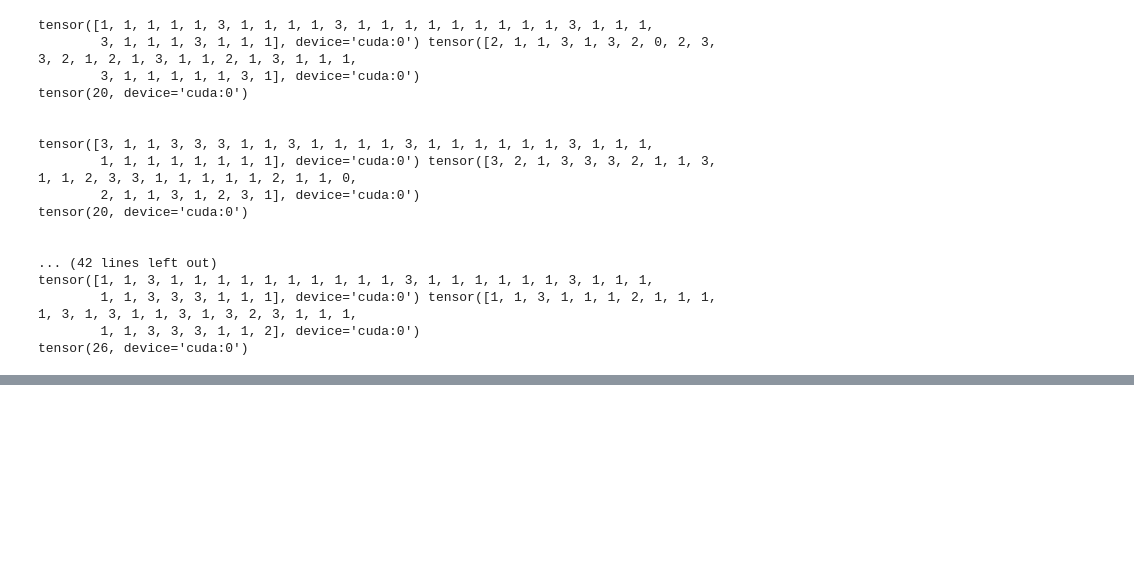
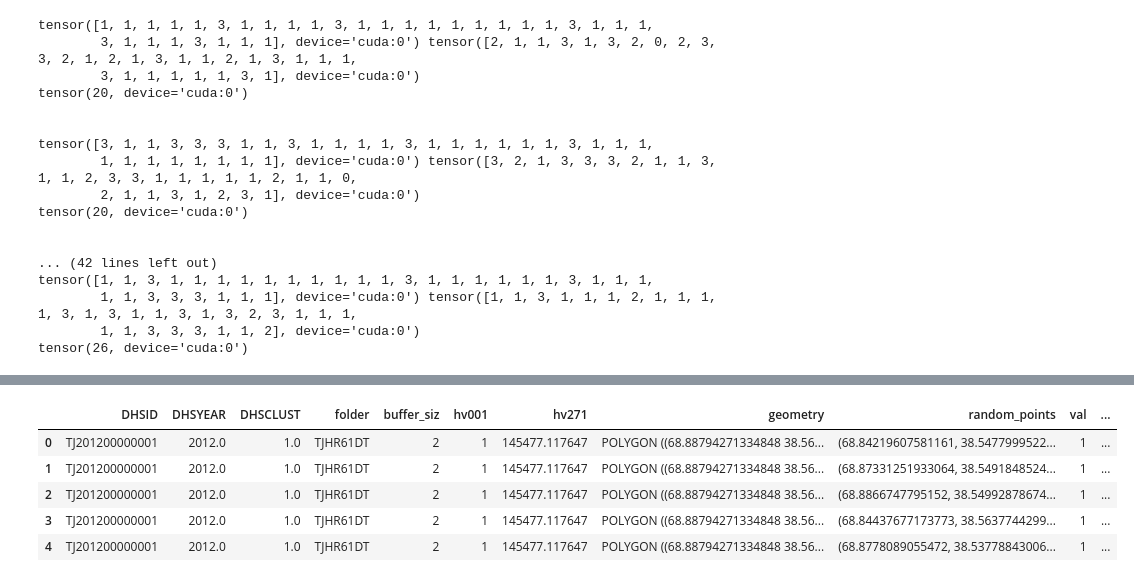
Before and after one commit to heatherbaier/geoda-og, a Jupyter notebook: pooling/Untitled.ipynb, the cells around one changed output, grey strips where cells are left out. Saved outputs shown, nothing was run; the diff lists cells and outputs as text; code cells hidden in the pictures; blank space fills up the shorter version.

```diff
--- a/pooling/Untitled.ipynb
+++ b/pooling/Untitled.ipynb
@@ -129,0 +146,11 @@ tensor(26, device='cuda:0')
+# %%
+new = pd.read_csv("../data/clean/wealth_random_points.csv")
+new = new[["DHSID", "DHSYEAR", "DHSCLUST", "folder", "buffer_siz", "hv001", "hv271", "geometry", "random_points", "val", "cumsum", "iso2"]]
+new.head()
+# %% [output]
+|  | DHSID | DHSYEAR | DHSCLUST | folder | buffer_siz | hv001 | hv271 | geometry | random_points | val | ... |
+| 0 | TJ201200000001 | 2012.0 | 1.0 | TJHR61DT | 2 | 1 | 145477.117647 | POLYGON ((68.88794271334848 38.56... | (68.84219607581161, 38.5477999522... | 1 | ... |
+| 1 | TJ201200000001 | 2012.0 | 1.0 | TJHR61DT | 2 | 1 | 145477.117647 | POLYGON ((68.88794271334848 38.56... | (68.87331251933064, 38.5491848524... | 1 | ... |
+| 2 | TJ201200000001 | 2012.0 | 1.0 | TJHR61DT | 2 | 1 | 145477.117647 | POLYGON ((68.88794271334848 38.56... | (68.8866747795152, 38.54992878674... | 1 | ... |
+| 3 | TJ201200000001 | 2012.0 | 1.0 | TJHR61DT | 2 | 1 | 145477.117647 | POLYGON ((68.88794271334848 38.56... | (68.84437677173773, 38.5637744299... | 1 | ... |
+| 4 | TJ201200000001 | 2012.0 | 1.0 | TJHR61DT | 2 | 1 | 145477.117647 | POLYGON ((68.88794271334848 38.56... | (68.8778089055472, 38.53778843006... | 1 | ... |
```
Also changed, not shown: parts of 14 cells of this notebook, 25 other files.
